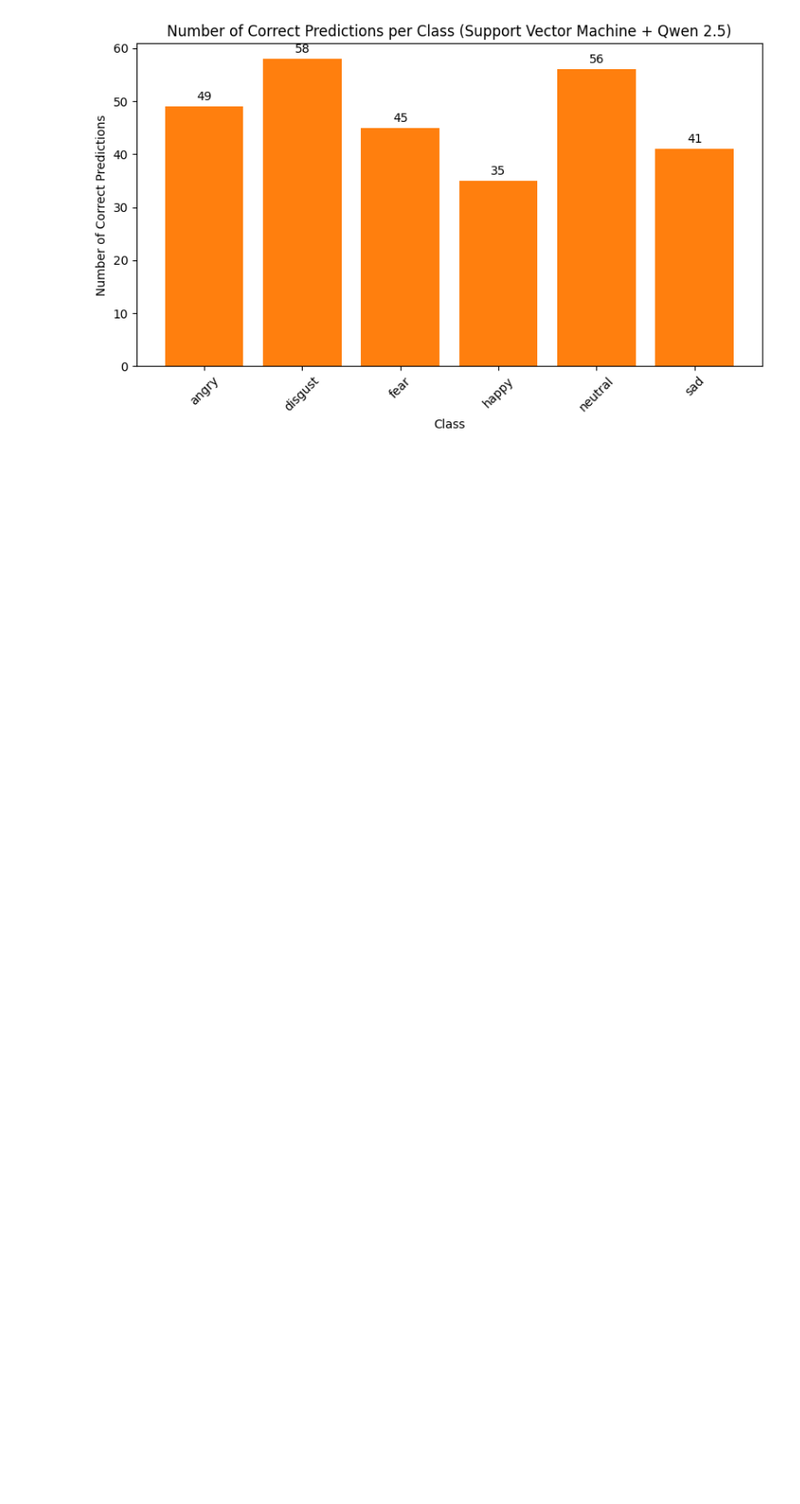
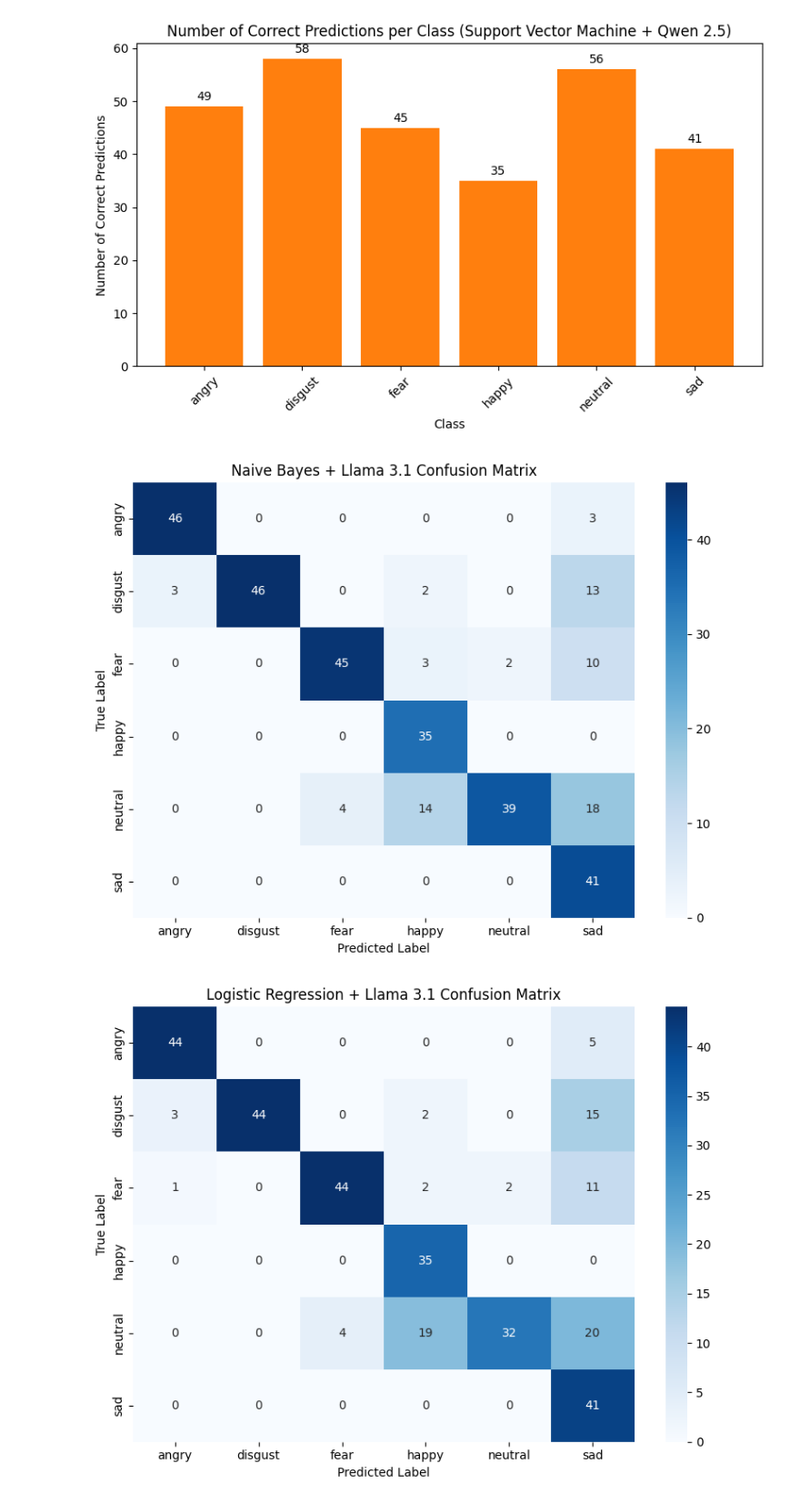
Before and after one commit to Grace6687003/Senior_Project_Text_Mining, a Jupyter notebook: notebooks3/04_hybrid_llama.ipynb, the cells around one changed output. Shown at 91% size. Saved outputs shown, nothing was run; the diff lists cells and outputs as text; code cells hidden in the pictures; blank space fills up the shorter version.

Commit message:
Add confusion mateix table to all LLM model

```diff
--- a/notebooks3/04_hybrid_llama.ipynb
+++ b/notebooks3/04_hybrid_llama.ipynb
@@ -678,10 +666,10 @@ true_col = "label"
 labels = ["angry", "disgust", "fear", "happy", "neutral", "sad"]
 
 model_pred_cols = {
-    "Naive Bayes + Qwen 2.5": "naive_bayes_llama_pred",
-    "Logistic Regression + Qwen 2.5": "logistic_regression_llama_pred",
-    "Random Forest + Qwen 2.5": "random_forest_llama_pred",
-    "Support Vector Machine + Qwen 2.5": "support_vector_machine_llama_pred"
+    "Naive Bayes + Llama 2.5": "naive_bayes_llama_pred",
+    "Logistic Regression + Llama 2.5": "logistic_regression_llama_pred",
+    "Random Forest + Llama 2.5": "random_forest_llama_pred",
+    "Support Vector Machine + Llama 2.5": "support_vector_machine_llama_pred"
 }
 
 for model_name, pred_col in model_pred_cols.items():
@@ -709,3 +697,57 @@ for model_name, pred_col in model_pred_cols.items():
 [figure]
 [figure]
 [figure]
+# %%
+import pandas as pd
+import matplotlib.pyplot as plt
+import seaborn as sns
+from sklearn.metrics import confusion_matrix
+
+OUTPUT_PRED_FILE = "../data/processed/hybrid_Llama_predictions.csv"
+
+result_df = pd.read_csv(OUTPUT_PRED_FILE)
+
+true_col = "label"
+
+labels = ["angry", "disgust", "fear", "happy", "neutral", "sad"]
+
+model_pred_cols = {
+    "Naive Bayes + Llama 3.1": "naive_bayes_llama_pred",
+    "Logistic Regression + Llama 3.1": "logistic_regression_llama_pred",
+    "Random Forest + Llama 3.1": "random_forest_llama_pred",
+    "Support Vector Machine + Llama 3.1": "support_vector_machine_llama_pred"
+}
+
+def plot_confusion_matrix_for_model(df, true_col, pred_col, labels, model_name):
+    cm = confusion_matrix(df[true_col], df[pred_col], labels=labels)
+
+    plt.figure(figsize=(8, 6))
+    sns.heatmap(
+        cm,
+        annot=True,
+        fmt="d",
+        cmap="Blues",
+        xticklabels=labels,
+        yticklabels=labels
+    )
+
+    plt.title(f"{model_name} Confusion Matrix")
+    plt.xlabel("Predicted Label")
+    plt.ylabel("True Label")
+    plt.tight_layout()
+    plt.show()
+
+for model_name, pred_col in model_pred_cols.items():
+    if pred_col in result_df.columns:
+        plot_confusion_matrix_for_model(
+            result_df,
+            true_col,
+            pred_col,
+            labels,
+            model_name
+        )
+    else:
+        print(f"ไม่พบคอลัมน์: {pred_col}")
+# %% [output]
+[figure, added]
+[figure, added]
```
Also changed, not shown: parts of 7 cells of this notebook, 2 other files.
